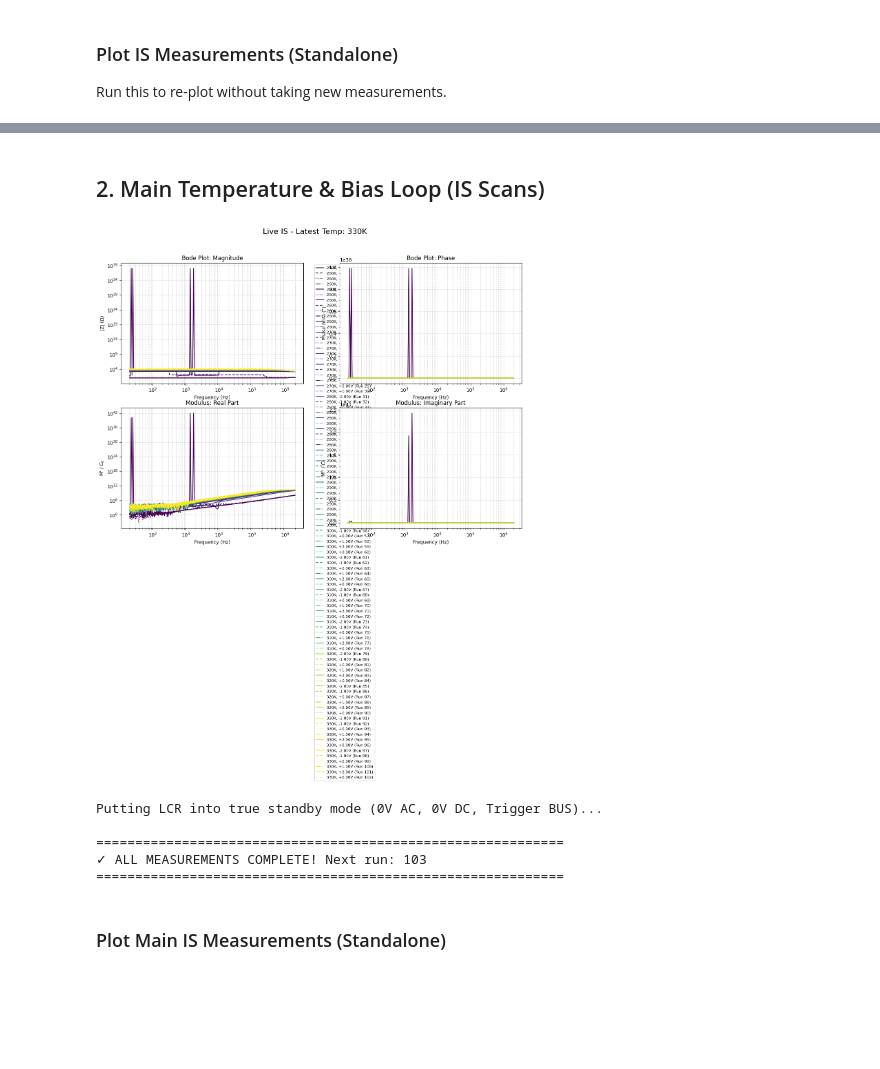
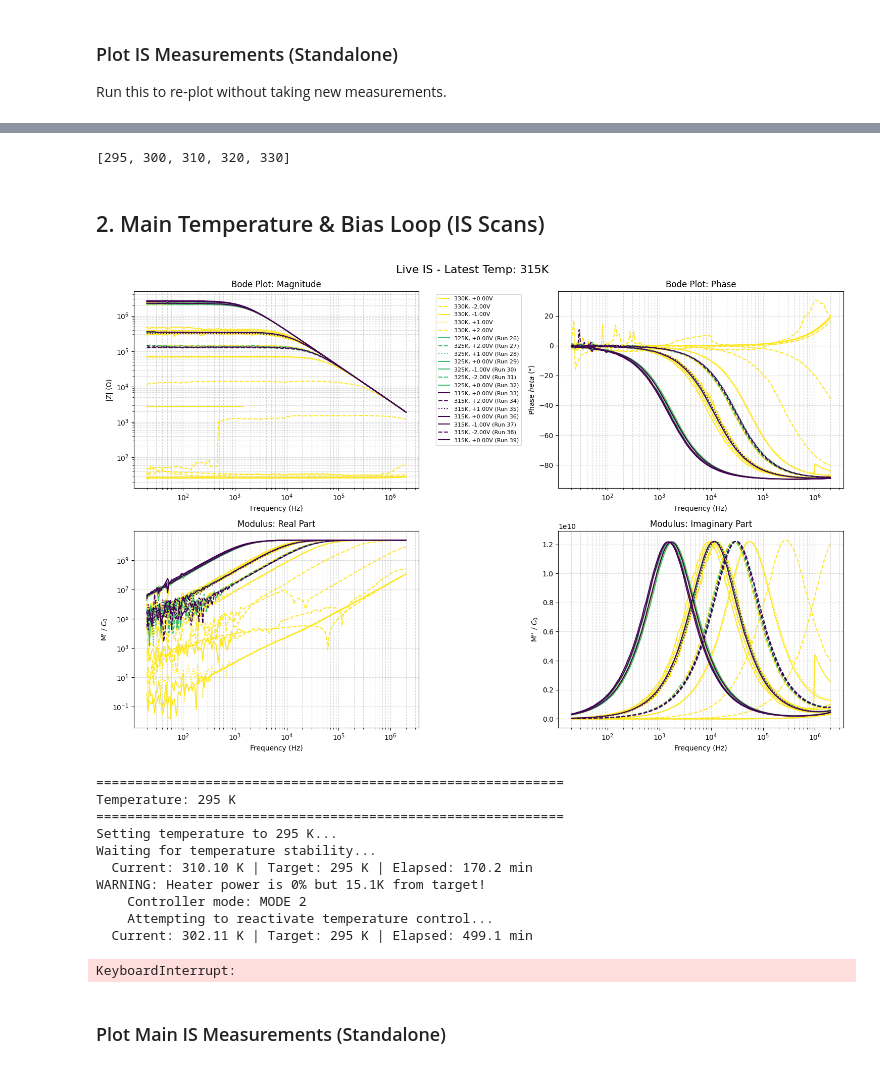
Before and after one commit to hc3413/Instrument_Control_Python, a Jupyter notebook: Jupyter Scripts/Agilent_Janis_Control.ipynb, the cells around one changed output, grey strips where cells are left out. Saved outputs shown, nothing was run; the diff lists cells and outputs as text; code cells hidden in the pictures; blank space fills up the shorter version.

```diff
--- a/Jupyter Scripts/Agilent_Janis_Control.ipynb
+++ b/Jupyter Scripts/Agilent_Janis_Control.ipynb
@@ -100,7 +100,7 @@ LCR Connected: Agilent Technologies,E4980A,MY46204018,A.06.17
 # The instrument will save the calibration arrays in its memory.
 cable_calibration = False
 short_calibration = False
-open_calibration = True
+open_calibration = False
 # Cable Length Correction (Valid options: 0, 1, 2, or 4 meters).
 # 0m means NO cable length correction is applied (default state).
 cable_length_m = 1
@@ -190,11 +184,15 @@ Do a single sweep at the current temperature before the main loop.
 frequencies = np.round(np.logspace(np.log10(20), np.log10(2e6), num=200), decimals=2)
 
 current_temp = janis.temperature
-dc_biases = [-2.0, -1.0, 0.0, 1.0, 2.0, 0.0]  # V
+dc_biases = [0.0, -2.0, -1.0, 0.0, 1.0, 2.0, 0.0]  # V
 ac_amplitude = 0.05 # V
 
-sweep_name = "dev7_K_Aucont_highV_formed"
-
+#sweep_name = "dev6_F_padonly"
+#sweep_name = "dev6_B_padonly"
+#sweep_name = "dev6_N_padonly"
+#sweep_name = "dev7_C_formed"
+sweep_name = "dev12_J"
+#next_run = 1
 # Run pristine measurement
 next_run = run_temperature_bias_sweep_with_live_plot(
     parent_dir=output_path,
@@ -205,8 +203,8 @@ next_run = run_temperature_bias_sweep_with_live_plot(
     lcr_ctrl=lcr,
     freq_points=frequencies,
     Vrms=ac_amplitude,
-    filename_suffix="_pristine",
-    run_count_start=1,
+    filename_suffix="_HRS",
+    run_count_start= next_run,
     run_select=None,
     extra_settle_time=0,
     log_y_left=True,   # log scale for Magnitude / Modulus Real
@@ -245,41 +258,52 @@ load_and_plot_is(
+# %%
+temperatures = [295] + list(range(300, 340, 10))
+print(temperatures)
+# %% [output]
+[295, 300, 310, 320, 330]
 # %% [markdown]
 ## 2. Main Temperature & Bias Loop (IS Scans)
 # %%
 # Define parameters for IS Sweep
-temperatures = list(range(260, 340, 10))
+temperatures = [325, 315, 295] #list(range(295, 340, 10))
 print(temperatures)
-dc_biases = [-2.0 ,-1.0, 0.0, 1.0, 2.0, 0.0, -2.0, -1.0, 0.0, 1.0, 2.0, 0.0]  # V
+dc_biases = dc_biases = [0.0, 2.0, 1.0, 0.0, -1.0, -2.0, 0.0]  # V  # V [-2.0 ,-1.0, 0.0, 1.0, 2.0, 0.0, -2.0, -1.0, 0.0, 1.0, 2.0, 0.0]
 ac_amplitude = 0.05 # V
 
-sweep_name = "dev7_K_Aucont_LRS_formed"
+sweep_name = "dev7_I_LRS"
 
 # Run measurement
 next_run = run_temperature_bias_sweep_with_live_plot(
     parent_dir=output_path,
     sweep_name=sweep_name,
     temp_points=temperatures,
     bias_points=dc_biases,
     janis_ctrl=janis,
     lcr_ctrl=lcr,
     freq_points=frequencies,
     Vrms=ac_amplitude,
-    filename_suffix="_cooling",
+    filename_suffix="_cal",
     run_count_start=next_run,
     run_select=None,
-    extra_settle_time=200,
+    extra_settle_time=100,
     log_y_left=True,
     log_y_right=False,
     y_range_left=None,
     y_range_right=None,
     remove_outliers=True,
 )
 # %% [output]
-[figure, old version]
+[figure, new version]
-Putting LCR into true standby mode (0V AC, 0V DC, Trigger BUS)...
-
 ============================================================
-✓ ALL MEASUREMENTS COMPLETE! Next run: 103
+Temperature: 295 K
 ============================================================
+Setting temperature to 295 K...
+Waiting for temperature stability...
+  Current: 310.10 K | Target: 295 K | Elapsed: 170.2 min
+WARNING: Heater power is 0% but 15.1K from target!
+    Controller mode: MODE 2
+    Attempting to reactivate temperature control...
+  Current: 302.11 K | Target: 295 K | Elapsed: 499.1 min
+KeyboardInterrupt:
 # %% [markdown]
 ### Plot Main IS Measurements (Standalone)
 # %%
```
Also changed, not shown: parts of 6 cells of this notebook.
